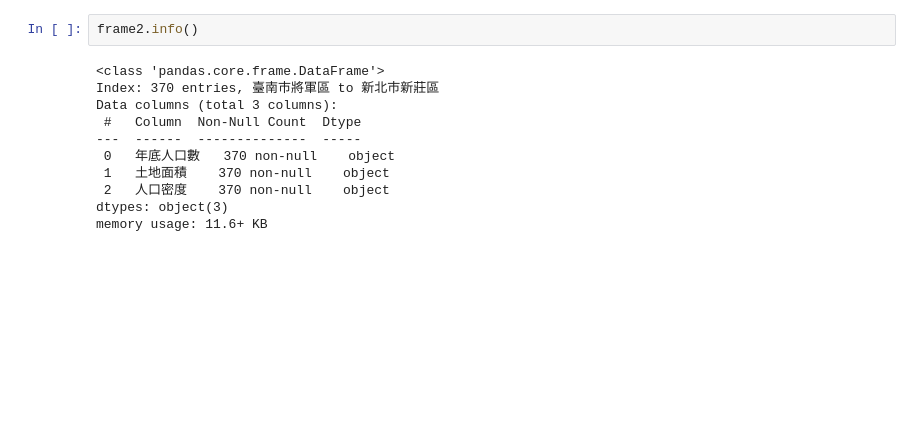
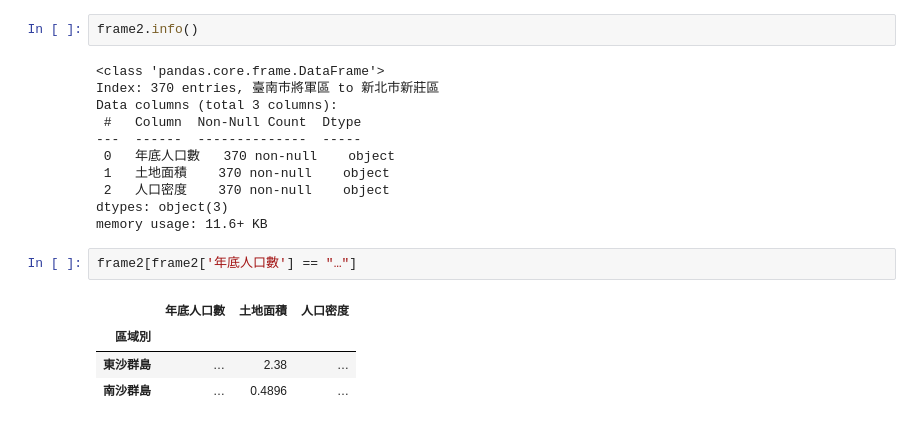
Before and after one commit to yunjinglu/python, a Jupyter notebook: lesson18_4.ipynb, the cells around one changed output. Cells and saved outputs as stored; diff of their text form; blank space fills up the shorter version.

```diff
--- a/lesson18_4.ipynb
+++ b/lesson18_4.ipynb
@@ -134,3 +134,10 @@ Data columns (total 3 columns):
  2   人口密度    370 non-null    object
 dtypes: object(3)
 memory usage: 11.6+ KB
+# %%
+frame2[frame2['年底人口數'] == "…"]
+# %% [output]
+|  | 年底人口數 | 土地面積 | 人口密度 |
+| 區域別 |  |  |  |
+| 東沙群島 | … | 2.38 | … |
+| 南沙群島 | … | 0.4896 | … |
```
Also changed, not shown: parts of 2 cells of this notebook.
